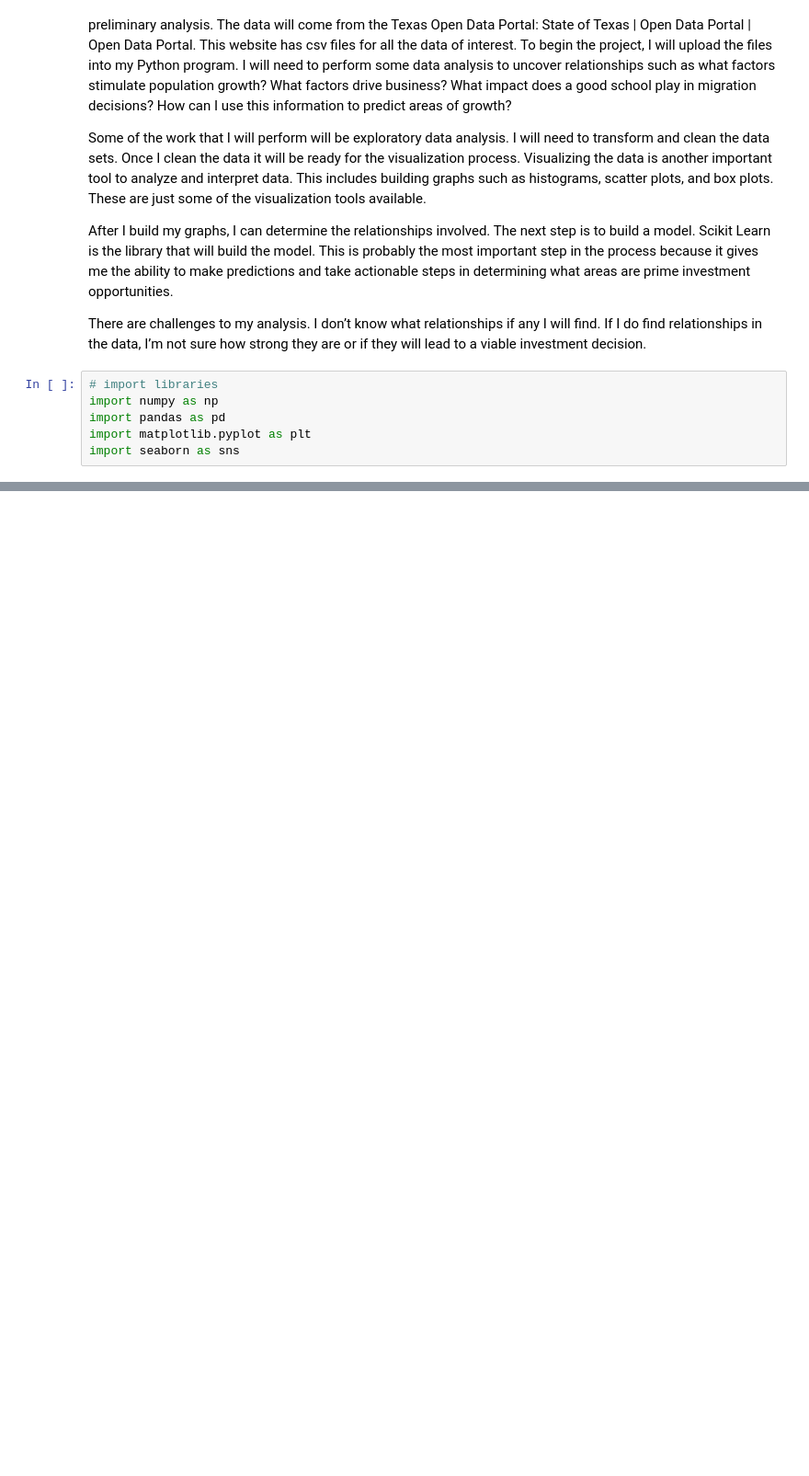
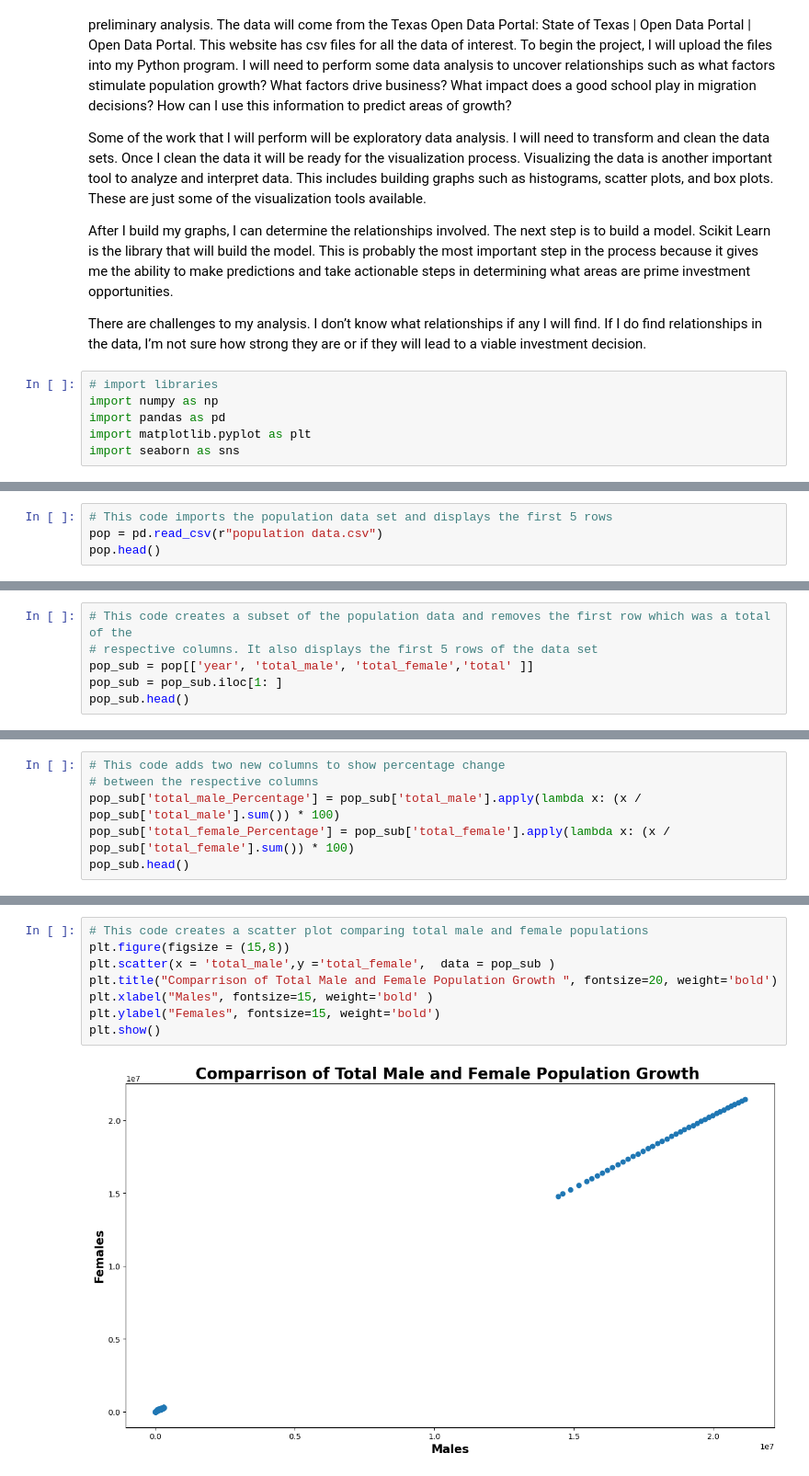
Before and after one commit to MWPerrineJr/Data_Mining_Final, a Jupyter notebook: data mining final1.ipynb, the cells around one changed output, grey strips where cells are left out. Shown at 92% size. Saved outputs shown, nothing was run; the diff lists cells and outputs as text; blank space fills up the shorter version.

```diff
--- a/data mining final1.ipynb
+++ b/data mining final1.ipynb
@@ -25,0 +100,4 @@ import seaborn as sns
+# %%
+# This code imports the population data set and displays the first 5 rows
+pop = pd.read_csv(r"population data.csv")
+pop.head()
@@ -25,0 +112,6 @@ import seaborn as sns
+# %%
+# This code creates a subset of the population data and removes the first row which was a total of the
+# respective columns. It also displays the first 5 rows of the data set
+pop_sub = pop[['year', 'total_male', 'total_female','total' ]]
+pop_sub = pop_sub.iloc[1: ]
+pop_sub.head()
@@ -25,0 +125,6 @@ import seaborn as sns
+# %%
+# This code adds two new columns to show percentage change
+# between the respective columns
+pop_sub['total_male_Percentage'] = pop_sub['total_male'].apply(lambda x: (x / pop_sub['total_male'].sum()) * 100)
+pop_sub['total_female_Percentage'] = pop_sub['total_female'].apply(lambda x: (x / pop_sub['total_female'].sum()) * 100)
+pop_sub.head()
@@ -25,0 +138,10 @@ import seaborn as sns
+# %%
+# This code creates a scatter plot comparing total male and female populations
+plt.figure(figsize = (15,8))
+plt.scatter(x = 'total_male',y ='total_female',  data = pop_sub )
+plt.title("Comparrison of Total Male and Female Population Growth ", fontsize=20, weight='bold')
+plt.xlabel("Males", fontsize=15, weight='bold' )
+plt.ylabel("Females", fontsize=15, weight='bold')
+plt.show()
+# %% [output]
+[figure, added]
```
Also changed, not shown: parts of 20 cells of this notebook.
